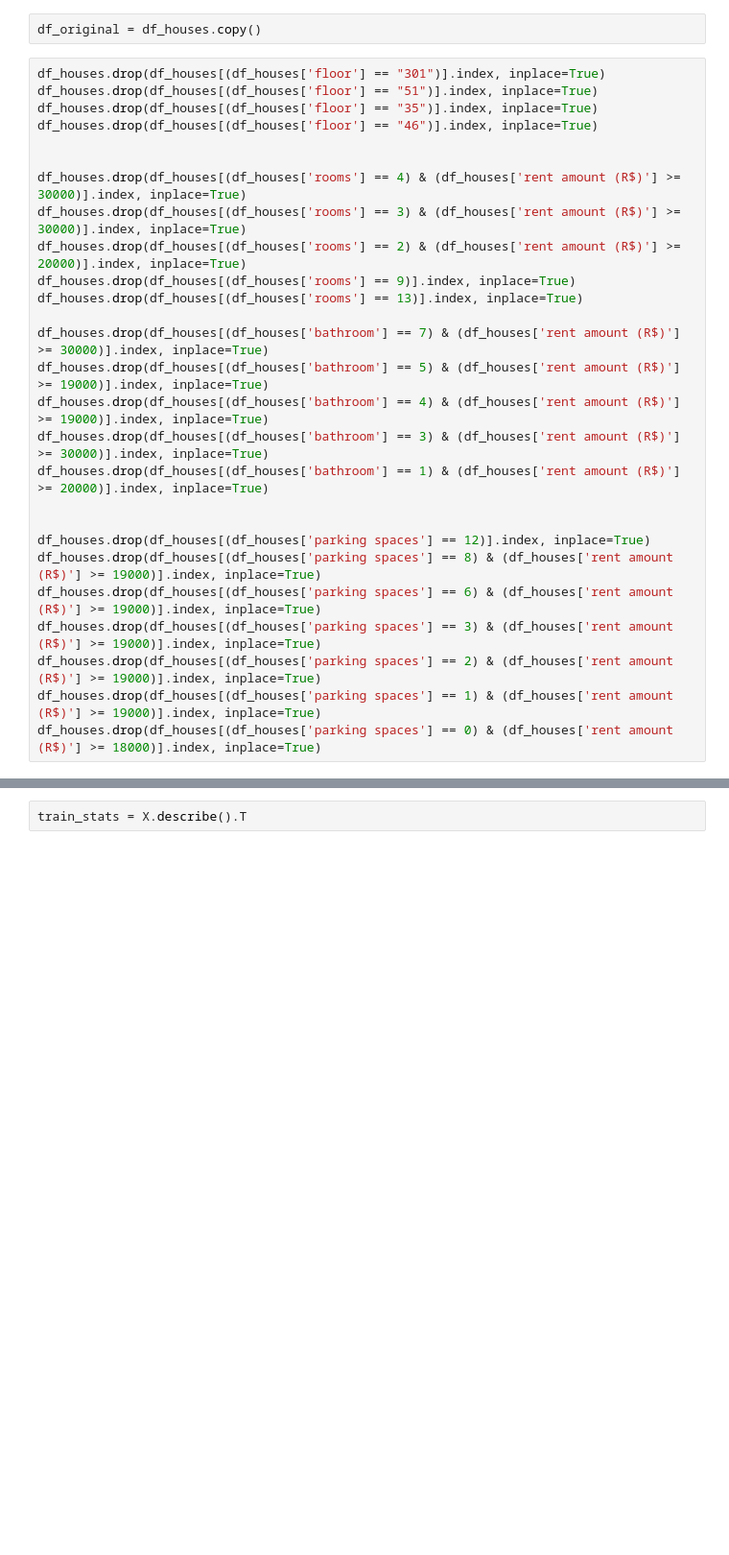
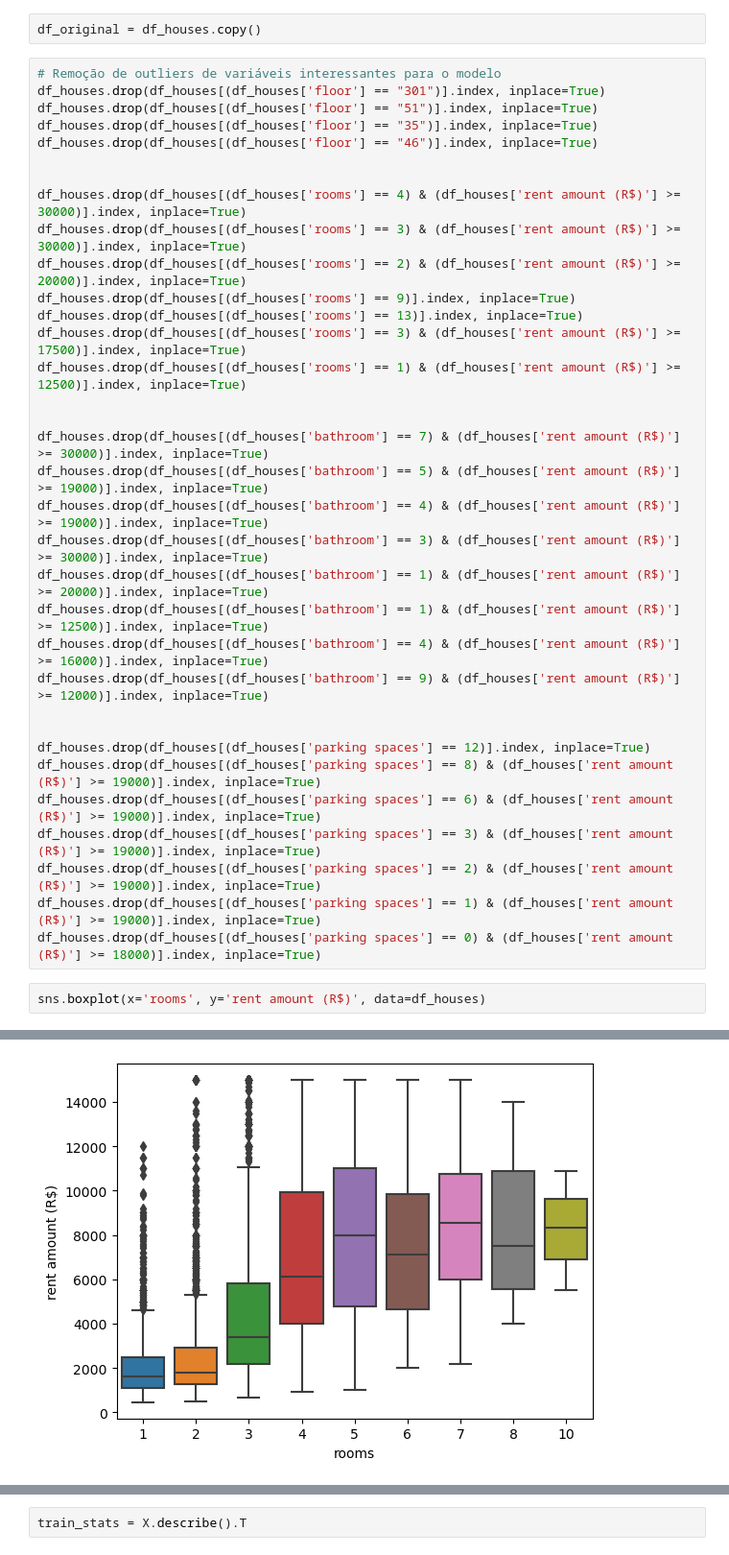
Before and after one commit to dougbatista/fiap, a Jupyter notebook: Deep learning/Notebooks/Ex_4.ipynb, the cells around one changed output, grey strips where cells are left out. Shown at 96% size. Saved outputs shown, nothing was run; the diff lists cells and outputs as text; blank space fills up the shorter version.

```diff
--- a/Deep learning/Notebooks/Ex_4.ipynb
+++ b/Deep learning/Notebooks/Ex_4.ipynb
@@ -53,6 +161,7 @@ sns.boxplot(x='parking spaces', y='rent amount (R$)', data=df_houses)
 # %%
 df_original = df_houses.copy()
 # %%
+# Remoção de outliers de variáveis interessantes para o modelo
 df_houses.drop(df_houses[(df_houses['floor'] == "301")].index, inplace=True)
 df_houses.drop(df_houses[(df_houses['floor'] == "51")].index, inplace=True)
 df_houses.drop(df_houses[(df_houses['floor'] == "35")].index, inplace=True)
@@ -64,12 +173,18 @@ df_houses.drop(df_houses[(df_houses['rooms'] == 3) & (df_houses['rent amount (R$
 df_houses.drop(df_houses[(df_houses['rooms'] == 2) & (df_houses['rent amount (R$)'] >= 20000)].index, inplace=True)
 df_houses.drop(df_houses[(df_houses['rooms'] == 9)].index, inplace=True)
 df_houses.drop(df_houses[(df_houses['rooms'] == 13)].index, inplace=True)
+df_houses.drop(df_houses[(df_houses['rooms'] == 3) & (df_houses['rent amount (R$)'] >= 17500)].index, inplace=True)
+df_houses.drop(df_houses[(df_houses['rooms'] == 1) & (df_houses['rent amount (R$)'] >= 12500)].index, inplace=True)
+
 
 df_houses.drop(df_houses[(df_houses['bathroom'] == 7) & (df_houses['rent amount (R$)'] >= 30000)].index, inplace=True)
 df_houses.drop(df_houses[(df_houses['bathroom'] == 5) & (df_houses['rent amount (R$)'] >= 19000)].index, inplace=True)
 df_houses.drop(df_houses[(df_houses['bathroom'] == 4) & (df_houses['rent amount (R$)'] >= 19000)].index, inplace=True)
 df_houses.drop(df_houses[(df_houses['bathroom'] == 3) & (df_houses['rent amount (R$)'] >= 30000)].index, inplace=True)
 df_houses.drop(df_houses[(df_houses['bathroom'] == 1) & (df_houses['rent amount (R$)'] >= 20000)].index, inplace=True)
+df_houses.drop(df_houses[(df_houses['bathroom'] == 1) & (df_houses['rent amount (R$)'] >= 12500)].index, inplace=True)
+df_houses.drop(df_houses[(df_houses['bathroom'] == 4) & (df_houses['rent amount (R$)'] >= 16000)].index, inplace=True)
+df_houses.drop(df_houses[(df_houses['bathroom'] == 9) & (df_houses['rent amount (R$)'] >= 12000)].index, inplace=True)
 
 
 df_houses.drop(df_houses[(df_houses['parking spaces'] == 12)].index, inplace=True)
@@ -79,3 +194,6 @@ df_houses.drop(df_houses[(df_houses['parking spaces'] == 3) & (df_houses['rent a
 df_houses.drop(df_houses[(df_houses['parking spaces'] == 2) & (df_houses['rent amount (R$)'] >= 19000)].index, inplace=True)
 df_houses.drop(df_houses[(df_houses['parking spaces'] == 1) & (df_houses['rent amount (R$)'] >= 19000)].index, inplace=True)
 df_houses.drop(df_houses[(df_houses['parking spaces'] == 0) & (df_houses['rent amount (R$)'] >= 18000)].index, inplace=True)
+# %%
+sns.boxplot(x='rooms', y='rent amount (R$)', data=df_houses)
+# %% [output]
@@ -81,0 +201 @@ df_houses.drop(df_houses[(df_houses['parking spaces'] == 0) & (df_houses['rent a
+[figure, added]
```
Also changed, not shown: parts of 46 cells of this notebook, 7 other files.
